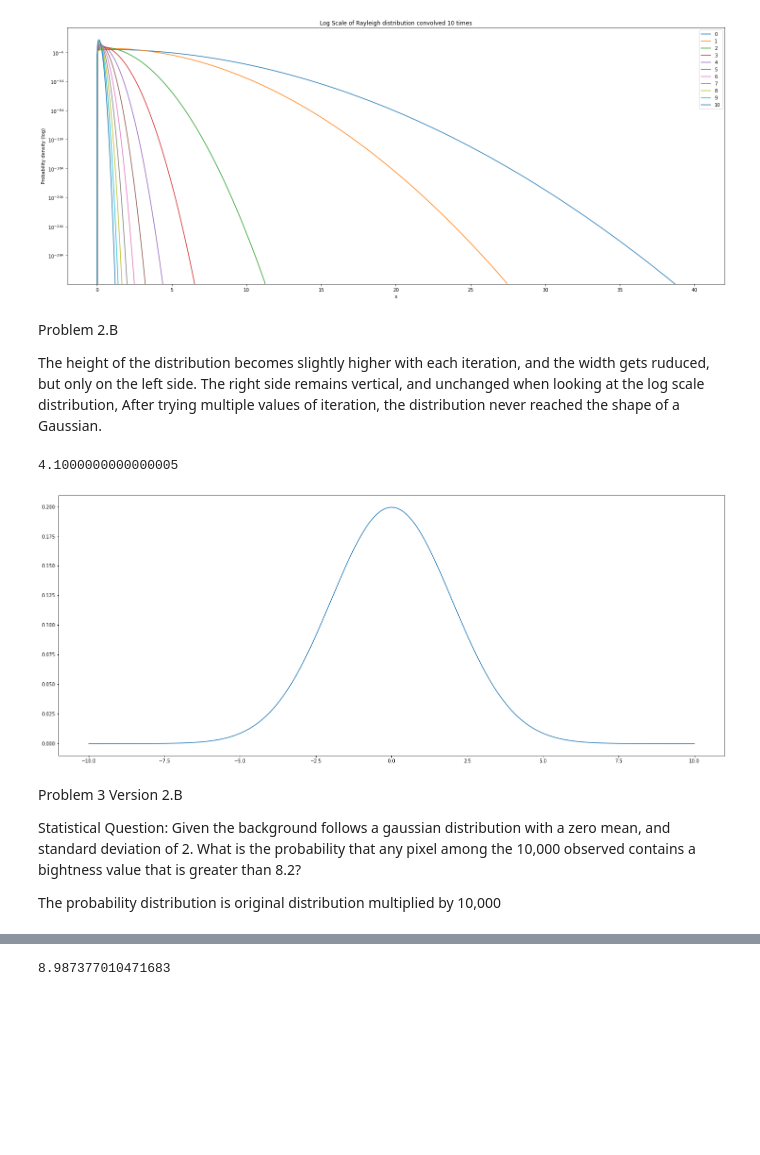
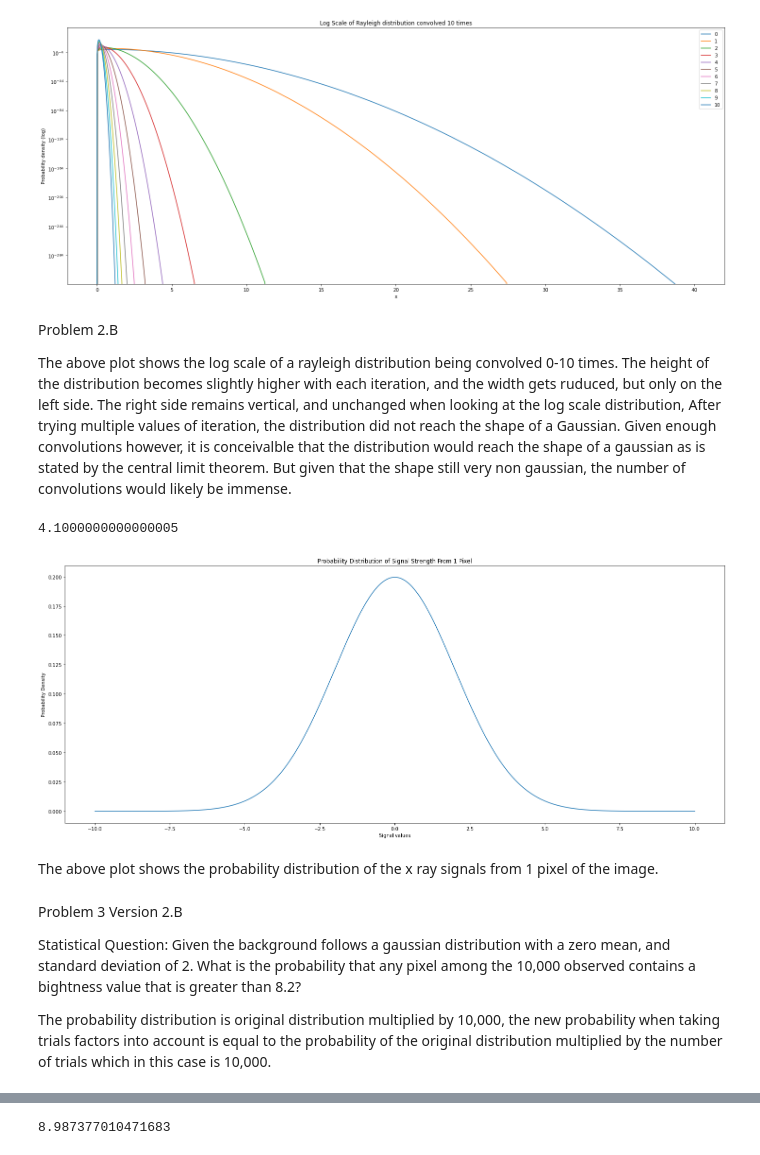
Before and after one commit to CameronPeloquin/PHYS_434, a Jupyter notebook: Lab2/Lab2.ipynb, the cells around one changed output, grey strips where cells are left out. Drawn from its saved outputs; the diff is of its cells as text; code cells hidden in the pictures; blank space fills up the shorter version.

```diff
--- a/Lab2/Lab2.ipynb
+++ b/Lab2/Lab2.ipynb
@@ -141,32 +143,37 @@ for i in range(10):
 # %% [markdown]
 Problem 2.B
 
-The height of the distribution becomes slightly higher with each iteration, and the width gets ruduced, but only on the left side. The right side remains vertical, and unchanged when looking at the log scale distribution, After trying multiple values of iteration, the distribution never reached the shape of a Gaussian.
+The above plot shows the log scale of a rayleigh distribution being convolved 0-10 times. The height of the distribution becomes slightly higher with each iteration, and the width gets ruduced, but only on the left side. The right side remains vertical, and unchanged when looking at the log scale distribution, After trying multiple values of iteration, the distribution did not reach the shape of a Gaussian. Given enough convolutions however, it is conceivalble that the distribution would reach the shape of a gaussian as is stated by the central limit theorem. But given that the shape still very non gaussian, the number of convolutions would likely be immense.
 # %%
 # Problem 3 Version 1
 
 X = 2
 Y = 8.2
 x = np.linspace(-10,10, 1000)
 d = stats.norm.pdf(x,scale=X)
 
 plt.rcParams["figure.figsize"] = (25,10)
 fig, ax = plt.subplots(1, 1)
 ax.plot(x, d)
 
 prob = stats.norm.sf(Y,scale=X)
 sigma = abs(stats.norm.ppf(prob, scale=1))
+plt.xlabel('Signal values')
+plt.ylabel('Probability Density')
+plt.title('Probability Distribution of Signal Strength From 1 Pixel')
 print(sigma)
 # %% [output]
 4.1000000000000005
-[figure, old version]
+[figure, new version]
+# %% [markdown]
+The above plot shows the probability distribution of the x ray signals from 1 pixel of the image.
 # %% [markdown]
 Problem 3 Version 2.B
 
 Statistical Question:
     Given the background follows a gaussian distribution with a zero mean, and standard deviation of 2. What is the probability that any pixel among the 10,000 observed contains a bightness value that is greater than 8.2?
 
-The probability distribution is original distribution multiplied by 10,000
+The probability distribution is original distribution multiplied by 10,000, the new probability when taking trials factors into account is equal to the probability of the original distribution multiplied by the number of trials which in this case is 10,000.
 # %%
 # Problem 3 Version 2.C
 
```
Also changed, not shown: parts of 6 cells of this notebook.
